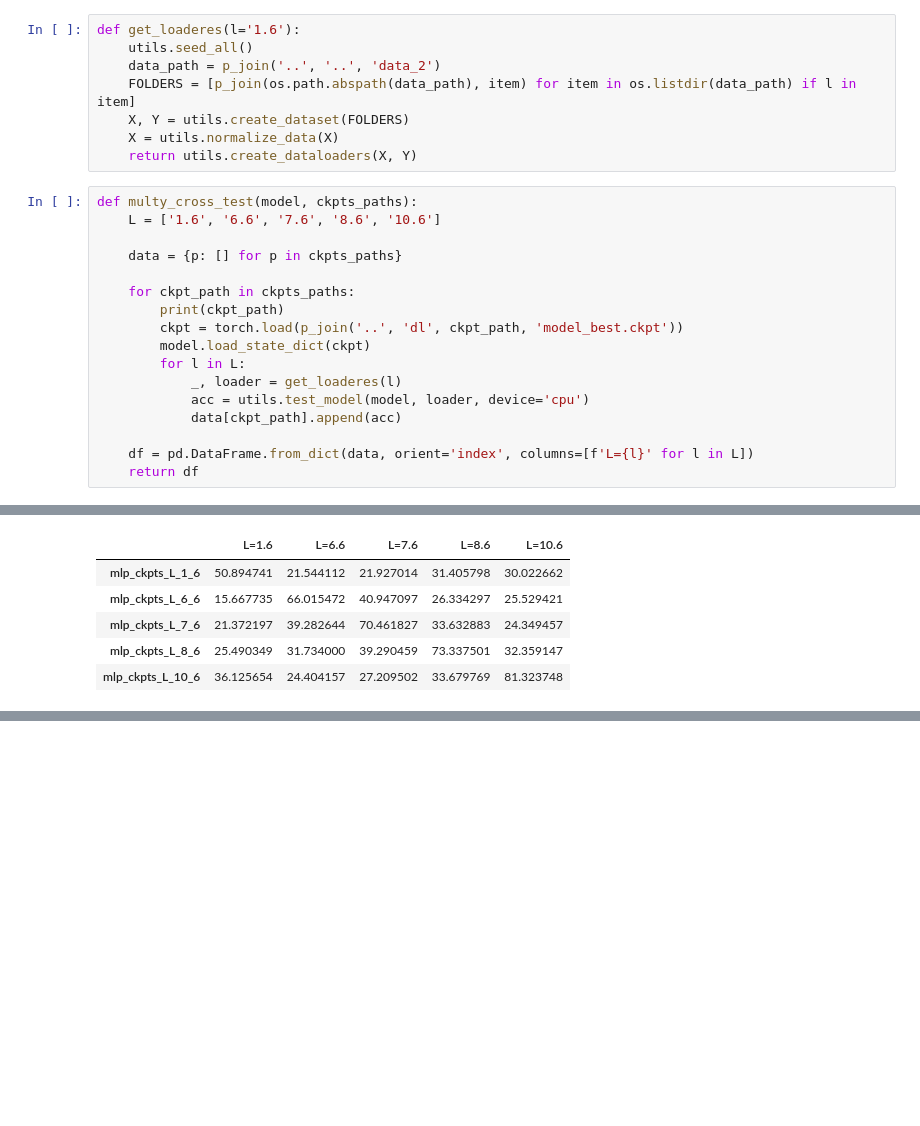
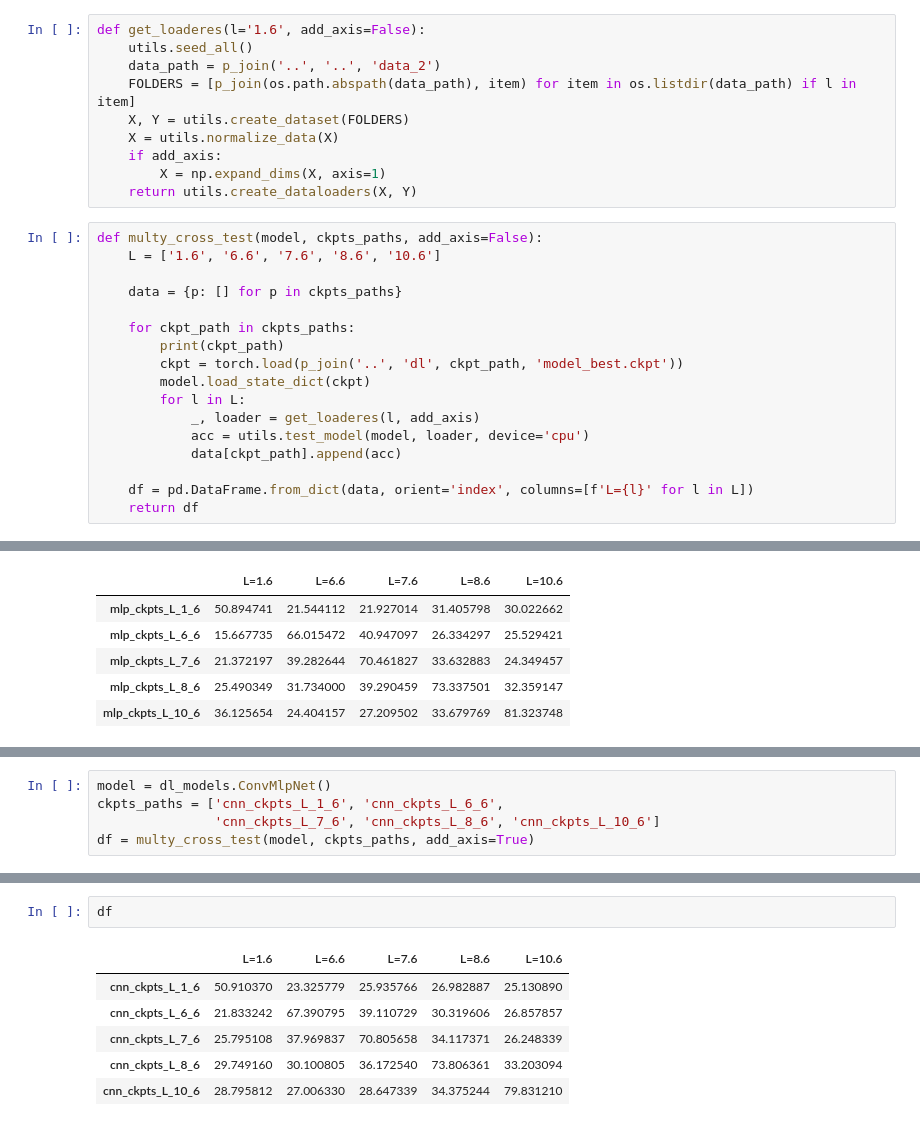
Before and after one commit to alexeyhorkin/ml_dl_with_topology_data, a Jupyter notebook: notebooks/eda/models_analysis.ipynb, the cells around one changed output, grey strips where cells are left out. Saved outputs shown, nothing was run; the diff lists cells and outputs as text; blank space fills up the shorter version.

```diff
--- a/notebooks/eda/models_analysis.ipynb
+++ b/notebooks/eda/models_analysis.ipynb
@@ -114,13 +115,15 @@ import pandas as pd
 # %%
-def get_loaderes(l='1.6'):
+def get_loaderes(l='1.6', add_axis=False):
     utils.seed_all()
     data_path = p_join('..', '..', 'data_2')
     FOLDERS = [p_join(os.path.abspath(data_path), item) for item in os.listdir(data_path) if l in item]
     X, Y = utils.create_dataset(FOLDERS)
     X = utils.normalize_data(X)
+    if add_axis:
+        X = np.expand_dims(X, axis=1)
     return utils.create_dataloaders(X, Y)
 # %%
-def multy_cross_test(model, ckpts_paths):
+def multy_cross_test(model, ckpts_paths, add_axis=False):
     L = ['1.6', '6.6', '7.6', '8.6', '10.6']
 
     data = {p: [] for p in ckpts_paths}
@@ -130,7 +133,7 @@ def multy_cross_test(model, ckpts_paths):
         ckpt = torch.load(p_join('..', 'dl', ckpt_path, 'model_best.ckpt'))
         model.load_state_dict(ckpt)
         for l in L:
-            _, loader = get_loaderes(l)
+            _, loader = get_loaderes(l, add_axis)
             acc = utils.test_model(model, loader, device='cpu')
             data[ckpt_path].append(acc)
 
@@ -169,0 +175,5 @@ df
+# %%
+model = dl_models.ConvMlpNet()
+ckpts_paths = ['cnn_ckpts_L_1_6', 'cnn_ckpts_L_6_6',
+               'cnn_ckpts_L_7_6', 'cnn_ckpts_L_8_6', 'cnn_ckpts_L_10_6']
+df = multy_cross_test(model, ckpts_paths, add_axis=True)
@@ -169,0 +197,9 @@ df
+# %%
+df
+# %% [output]
+|  | L=1.6 | L=6.6 | L=7.6 | L=8.6 | L=10.6 |
+| cnn_ckpts_L_1_6 | 50.910370 | 23.325779 | 25.935766 | 26.982887 | 25.130890 |
+| cnn_ckpts_L_6_6 | 21.833242 | 67.390795 | 39.110729 | 30.319606 | 26.857857 |
+| cnn_ckpts_L_7_6 | 25.795108 | 37.969837 | 70.805658 | 34.117371 | 26.248339 |
+| cnn_ckpts_L_8_6 | 29.749160 | 30.100805 | 36.172540 | 73.806361 | 33.203094 |
+| cnn_ckpts_L_10_6 | 28.795812 | 27.006330 | 28.647339 | 34.375244 | 79.831210 |
```
Also changed, not shown: parts of 3 cells of this notebook.
